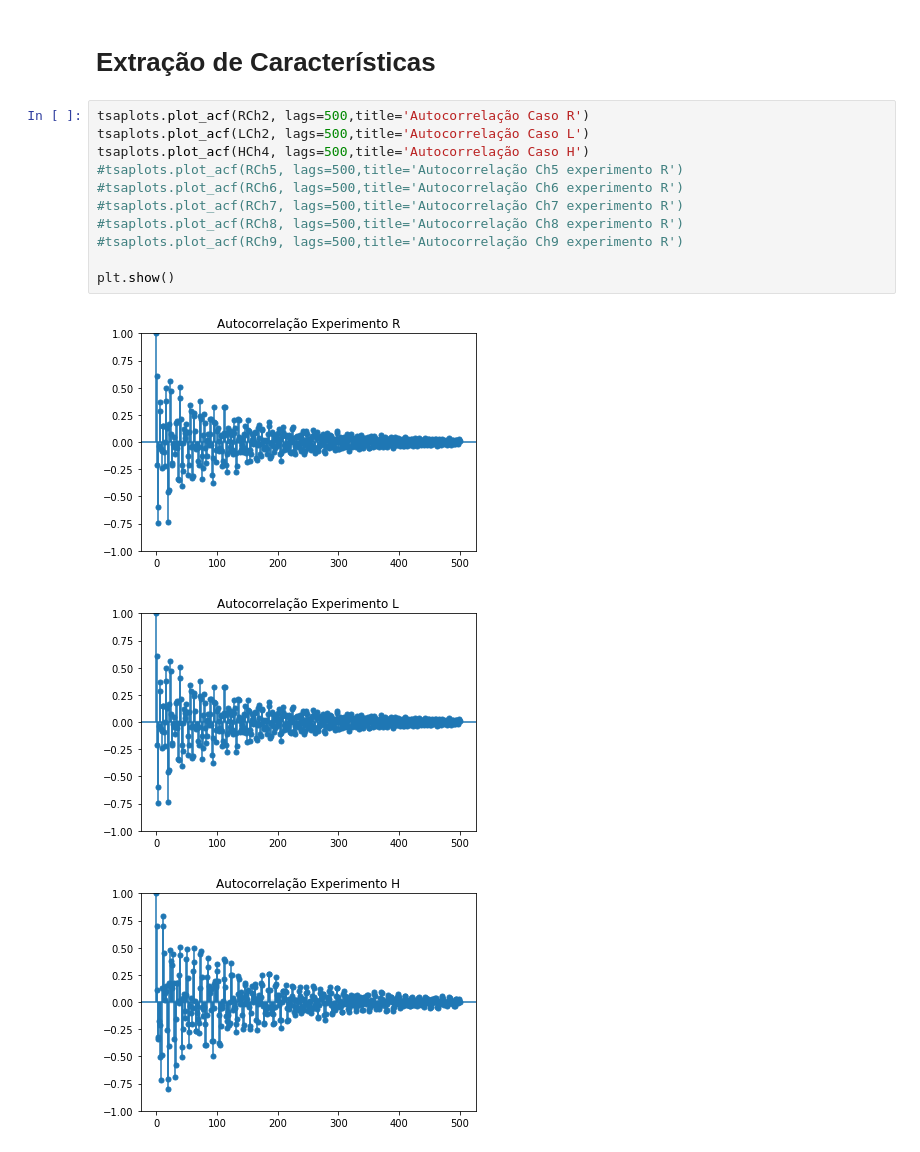
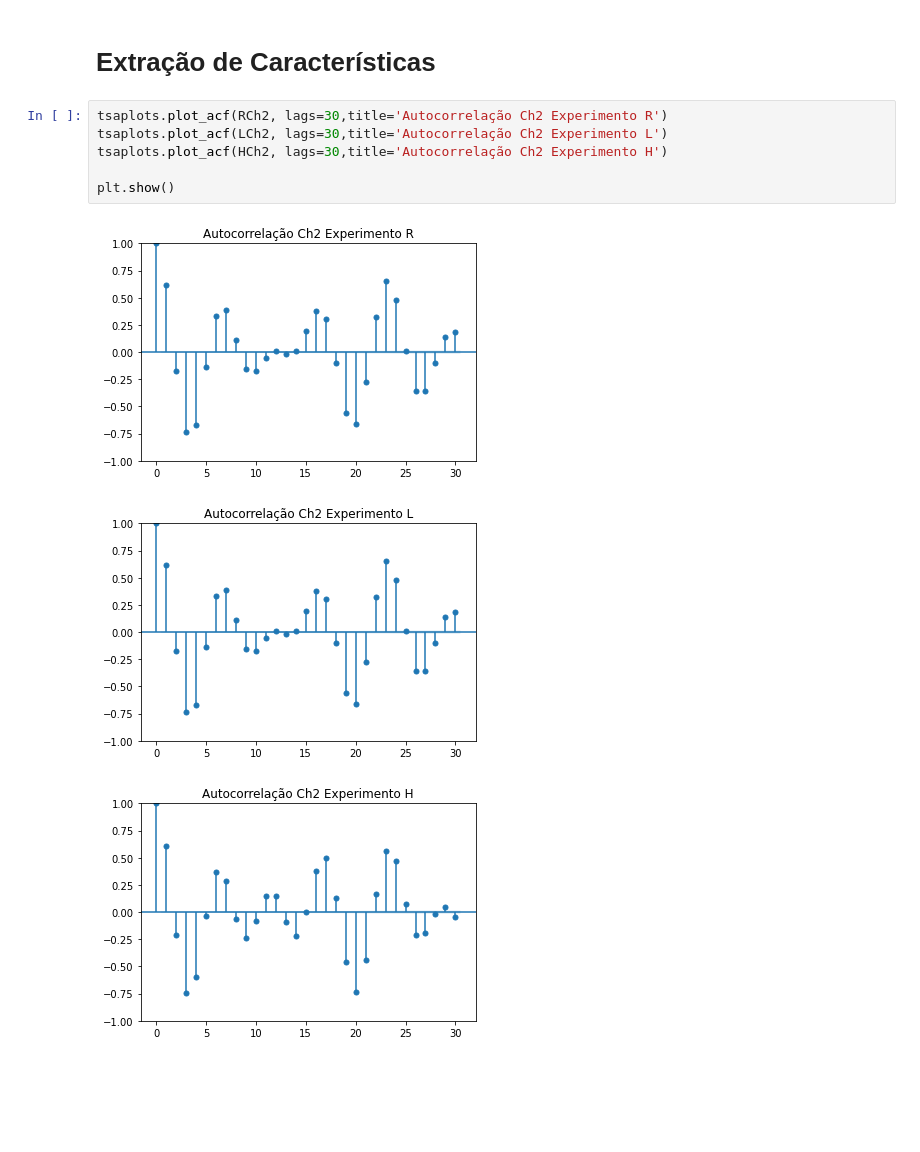
Before and after one commit to fefilizzola/HIML_TrabalhoFinal, a Jupyter notebook: trabalho_final.ipynb, the cells around one changed output. Drawn from its saved outputs; the diff is of its cells as text; blank space fills up the shorter version.

```diff
--- a/trabalho_final.ipynb
+++ b/trabalho_final.ipynb
@@ -192,19 +217,14 @@ plt.show()
 [figure]
 # %% [markdown]
 # Extração de Características
-# %%
-tsaplots.plot_acf(RCh2, lags=500,title='Autocorrelação Caso R')
-tsaplots.plot_acf(LCh2, lags=500,title='Autocorrelação Caso L')
-tsaplots.plot_acf(HCh4, lags=500,title='Autocorrelação Caso H')
-#tsaplots.plot_acf(RCh5, lags=500,title='Autocorrelação Ch5 experimento R')
-#tsaplots.plot_acf(RCh6, lags=500,title='Autocorrelação Ch6 experimento R')
-#tsaplots.plot_acf(RCh7, lags=500,title='Autocorrelação Ch7 experimento R')
-#tsaplots.plot_acf(RCh8, lags=500,title='Autocorrelação Ch8 experimento R')
-#tsaplots.plot_acf(RCh9, lags=500,title='Autocorrelação Ch9 experimento R')
-
-plt.show()
-# %% [output]
-[figure, removed]
-[figure, removed]
-[figure, removed]
+# %%
+tsaplots.plot_acf(RCh2, lags=30,title='Autocorrelação Ch2 Experimento R')
+tsaplots.plot_acf(LCh2, lags=30,title='Autocorrelação Ch2 Experimento L')
+tsaplots.plot_acf(HCh2, lags=30,title='Autocorrelação Ch2 Experimento H')
+
+plt.show()
+# %% [output]
+[figure, added]
+[figure, added]
+[figure, added]
 # %%
```
Also changed, not shown: parts of 7 cells of this notebook.
